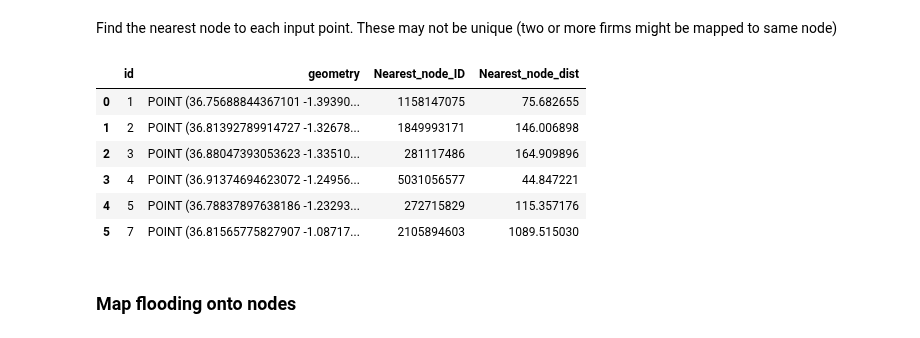
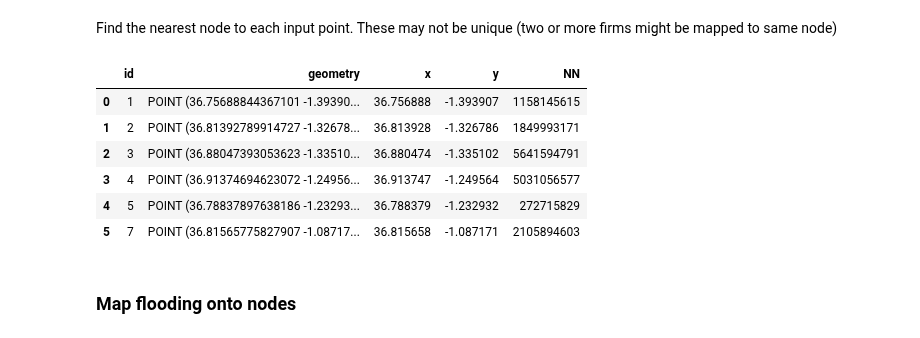
Before and after one commit to worldbank/GOST_PublicGoods, a Jupyter notebook: GOSTNets/Notebooks/Flooding Example.ipynb, the cells around one changed output. Drawn from its saved outputs; the diff is of its cells as text; code cells hidden in the pictures.

```diff
--- a/GOSTNets/Notebooks/Flooding Example.ipynb
+++ b/GOSTNets/Notebooks/Flooding Example.ipynb
@@ -97,14 +92,14 @@ pointgdf = gpd.read_file(points1)
 # %% [markdown]
 Find the nearest node to each input point. These may not be unique (two or more firms might be mapped to same node)
 # %%
-point_df_with_nearest_node_field = gn.snap_points_to_graph(G, pointgdf)
+point_df_with_nearest_node_field = gn.pandana_snap(G, pointgdf)
 point_df_with_nearest_node_field
 # %% [output]
-|  | id | geometry | Nearest_node_ID | Nearest_node_dist |
-| 0 | 1 | POINT (36.75688844367101 -1.39390... | 1158147075 | 75.682655 |
-| 1 | 2 | POINT (36.81392789914727 -1.32678... | 1849993171 | 146.006898 |
-| 2 | 3 | POINT (36.88047393053623 -1.33510... | 281117486 | 164.909896 |
-| 3 | 4 | POINT (36.91374694623072 -1.24956... | 5031056577 | 44.847221 |
-| 4 | 5 | POINT (36.78837897638186 -1.23293... | 272715829 | 115.357176 |
-| 5 | 7 | POINT (36.81565775827907 -1.08717... | 2105894603 | 1089.515030 |
+|  | id | geometry | x | y | NN |
+| 0 | 1 | POINT (36.75688844367101 -1.39390... | 36.756888 | -1.393907 | 1158145615 |
+| 1 | 2 | POINT (36.81392789914727 -1.32678... | 36.813928 | -1.326786 | 1849993171 |
+| 2 | 3 | POINT (36.88047393053623 -1.33510... | 36.880474 | -1.335102 | 5641594791 |
+| 3 | 4 | POINT (36.91374694623072 -1.24956... | 36.913747 | -1.249564 | 5031056577 |
+| 4 | 5 | POINT (36.78837897638186 -1.23293... | 36.788379 | -1.232932 | 272715829 |
+| 5 | 7 | POINT (36.81565775827907 -1.08717... | 36.815658 | -1.087171 | 2105894603 |
 # %%
```
Also changed, not shown: parts of 22 cells of this notebook, 1 other file.
